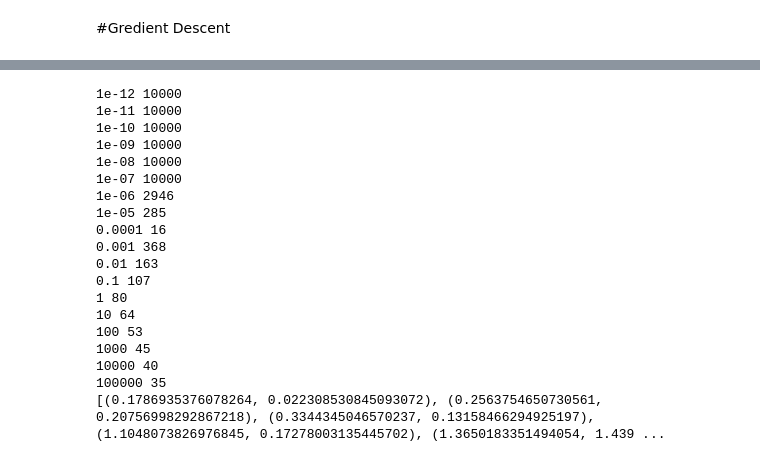
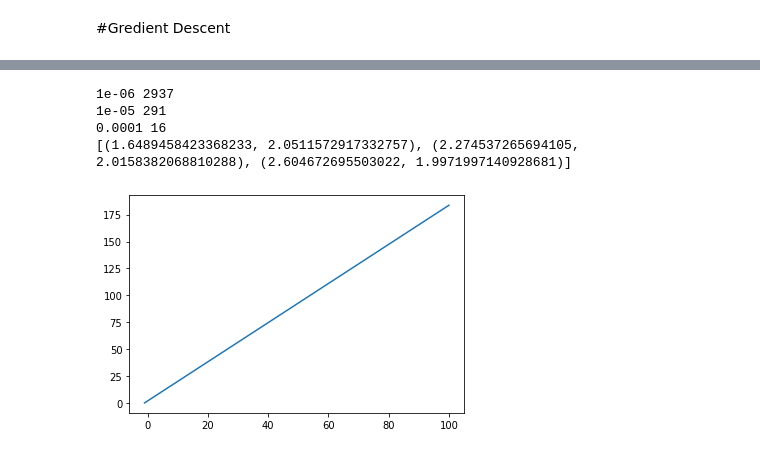
Before and after one commit to Mohammadkaviany/MachineLearning, a Jupyter notebook: Manual_Linear_Regression.ipynb, the cells around one changed output, grey strips where cells are left out. Saved outputs shown, nothing was run; the diff lists cells and outputs as text; code cells hidden in the pictures.

```diff
--- a/Manual_Linear_Regression.ipynb
+++ b/Manual_Linear_Regression.ipynb
@@ -93,56 +120,50 @@ plt.show()
 # %%
-steps = []
-alpha = [1e-12, 1e-11, 1e-10, 1e-9, 1e-8, 1e-7, 1e-6, 1e-5, 1e-4, 1e-3, 1e-2, 1e-1, 1, 10, 100, 1000, 10000, 100000]
+#  1e-12, 1e-11, 1e-10, 1e-9, 1e-8, 1e-7, # , 1e-3, 1e-2, 1e-1, 1, 10, 100, 1000, 10000, 100000
+
+alpha  = [ 1e-6, 1e-5, 1e-4]
+steps  = []
 theta0 = []
 theta1 = []
 
 for i in alpha:
   B0, B1 = np.random.rand(), np.random.rand()
   iter = 0
-  #a = 0.00001
   dx = 0.000001
-  E = error(B0, B1, x)
   dE = diff_E(B0, B1, x)
 
   while (abs(dE) > dx) and (iter < 10000) :
 
-    B0 = B0 - (i * (dE))
-    B1 = B1 - (i * (dE))
+    B0_new = B0 - (i * (diff_E(B0, B1, x)))
+    B1_new = B1 - (i * (diff_E(B0, B1, x)))
 
-    dE = diff_E(B0, B1, x)
+    dE = diff_E(B0_new, B1_new, x)
 
-
-
+    B0 = B0_new
+    B1 = B1_new
 
     iter += 1
+
   steps.append(iter)
 
   theta0.append(B0)
   theta1.append(B1)
 
   print(i, iter)
+
 Thetas = list(zip(theta0, theta1))
 print(Thetas)
 # %% [output]
-1e-12 10000
-1e-11 10000
-1e-10 10000
-1e-09 10000
-1e-08 10000
-1e-07 10000
-1e-06 2946
-1e-05 285
+1e-06 2937
+1e-05 291
 0.0001 16
-0.001 368
-0.01 163
-0.1 107
-1 80
-10 64
-100 53
-1000 45
-10000 40
-100000 35
-[(0.1786935376078264, 0.022308530845093072), (0.2563754650730561, 0.20756998292867218), (0.3344345046570237, 0.13158466294925197), (1.1048073826976845, 0.17278003135445702), (1.3650183351494054, 1.439 ...
+[(1.6489458423368233, 2.0511572917332757), (2.274537265694105, 2.0158382068810288), (2.604672695503022, 1.9971997140928681)]
+# %%
+x = np.linspace(-1, 100, 200)
+y = 2.04169 + 1.816538 * x
+plt.plot(x, y)
+plt.show()
+# %% [output]
+[figure, added]
 # %%
 
 print(f"Minimum : {min(steps)} \nIndex of Min Steps : {steps.index(min(steps))} \nValue of a for min steps : {alpha[steps.index(min(steps))]}\n")
```
Also changed, not shown: parts of 22 cells of this notebook.
